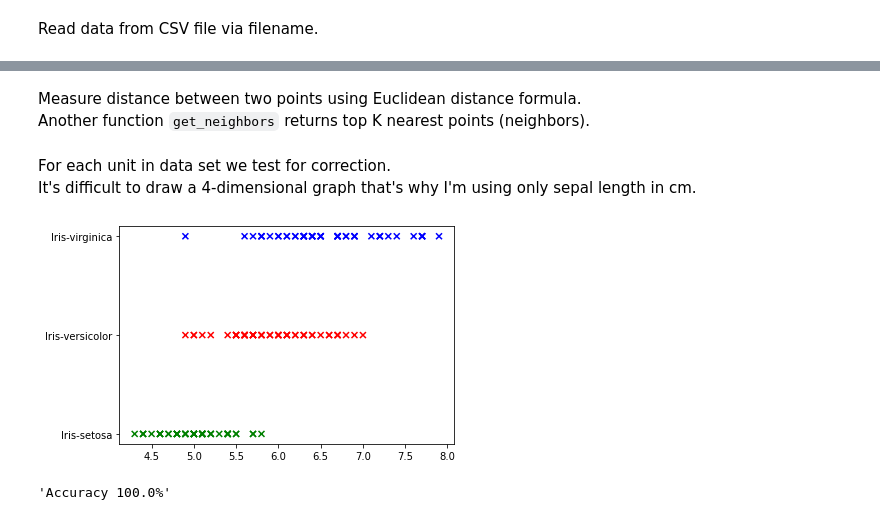
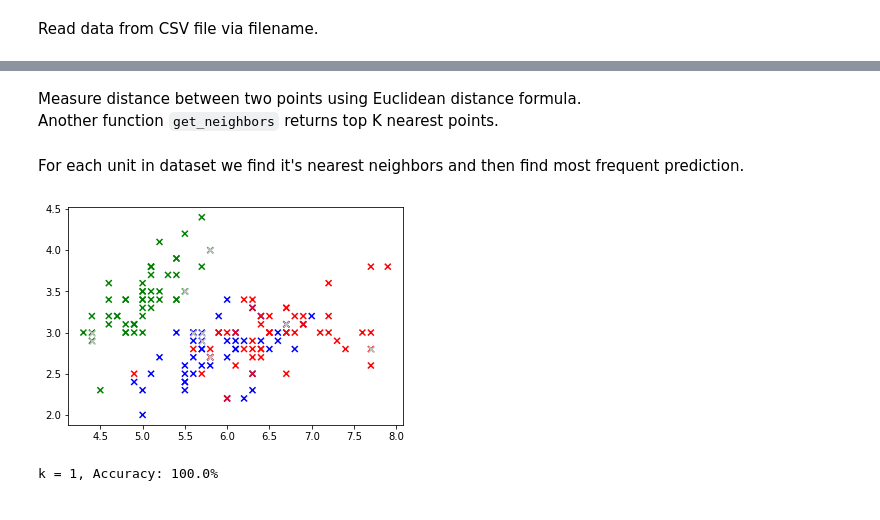
Before and after one commit to zaxoavoki/machine-learning, a Jupyter notebook: supervised/knn/knn.ipynb, the cells around one changed output, grey strips where cells are left out. Saved outputs shown, nothing was run; the diff lists cells and outputs as text; code cells hidden in the pictures.

```diff
--- a/supervised/knn/knn.ipynb
+++ b/supervised/knn/knn.ipynb
@@ -28,36 +28,31 @@ def draw(X, Y):
 # %% [markdown]
 Measure distance between two points using Euclidean distance formula.
-Another function `get_neighbors` returns top K nearest points (neighbors).
+Another function `get_neighbors` returns top K nearest points.
 # %%
 def euclidean_distance(x1, x2):
-    return np.sqrt(np.sum((np.array(x1) - np.array(x2)) ** 2))
+    return np.sqrt(np.sum(x1 - x2) ** 2)
 
-def get_neighbors(point, data, k):
-    n = [[unit, euclidean_distance(point[:-1], unit[:-1])] for unit in data]
-    return sorted(n, key=lambda x: x[1])[:k]
+def get_neighbors(x, train, k):
+    return np.array(sorted([[u[4], euclidean_distance(x[:-1], u[:-1])] for u in np.array(train)], key=lambda x: x[1])[:k])
-# %% [markdown]
-For each unit in data set we test for correction.
-It's difficult to draw a 4-dimensional graph that's why I'm using only sepal length in cm.
-# %%
-K = 3
-
-data = get_data('datasets/iris.csv')
-
-X = list(map(lambda x: x[:4], data))
-Y = list(map(lambda x: x[4], data))
-
-Xtest = list(map(lambda x: x[:4], data))
-Ytest = list(map(lambda x: x[4], data))
-
-res = 0
-for unit in data:
-    n = get_neighbors(unit, data, K)
-    n = max(map(lambda x: x[0][4], n), key=n.count)
-    res += 1 if n == unit[4] else 0
-
-draw(X, Y)
-
-f'Accuracy {res / len(data) * 100}%'
-# %% [output]
-[figure, removed]
-'Accuracy 100.0%'
+# %% [markdown]
+For each unit in dataset we find it's nearest neighbors and then find most frequent prediction.
+# %%
+K = 1
+
+df = read_data('datasets/iris.csv')
+
+train = df
+tests = df.sample(10)
+
+err = 0
+for test in np.array(tests):
+    n = get_neighbors(test, train, k)
+    v, c = np.unique(n[:, 0], return_counts=True)
+    y = v[np.argmax(c)]
+    err += 1 if y != test[4] else 0
+
+plot_model(train, tests)
+print(f'k = {k}, Accuracy: {(1 - err / tests.shape[0]) * 100}%')
+# %% [output]
+[figure, added]
+k = 1, Accuracy: 100.0%
```
Also changed, not shown: parts of 6 cells of this notebook, 1 other file.
